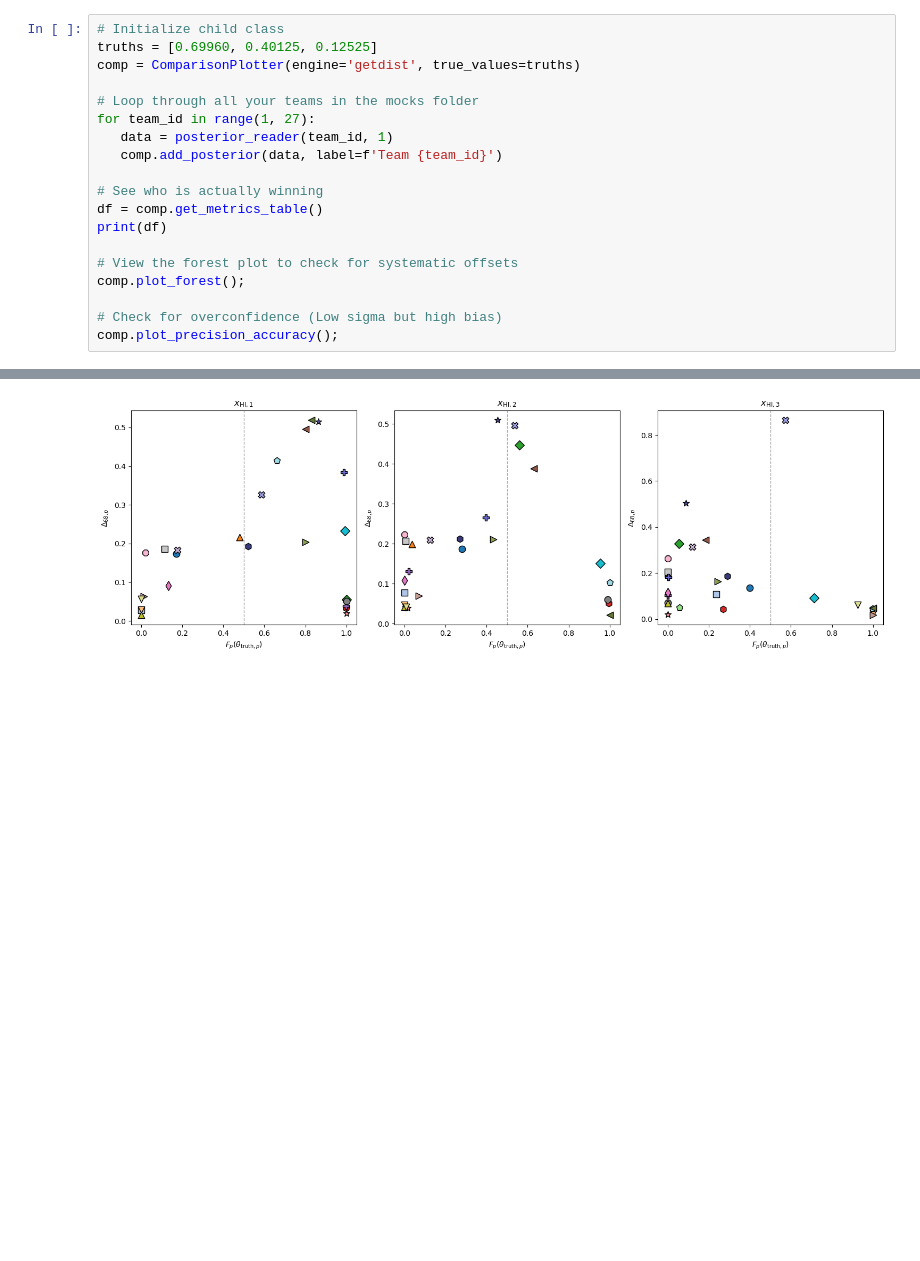
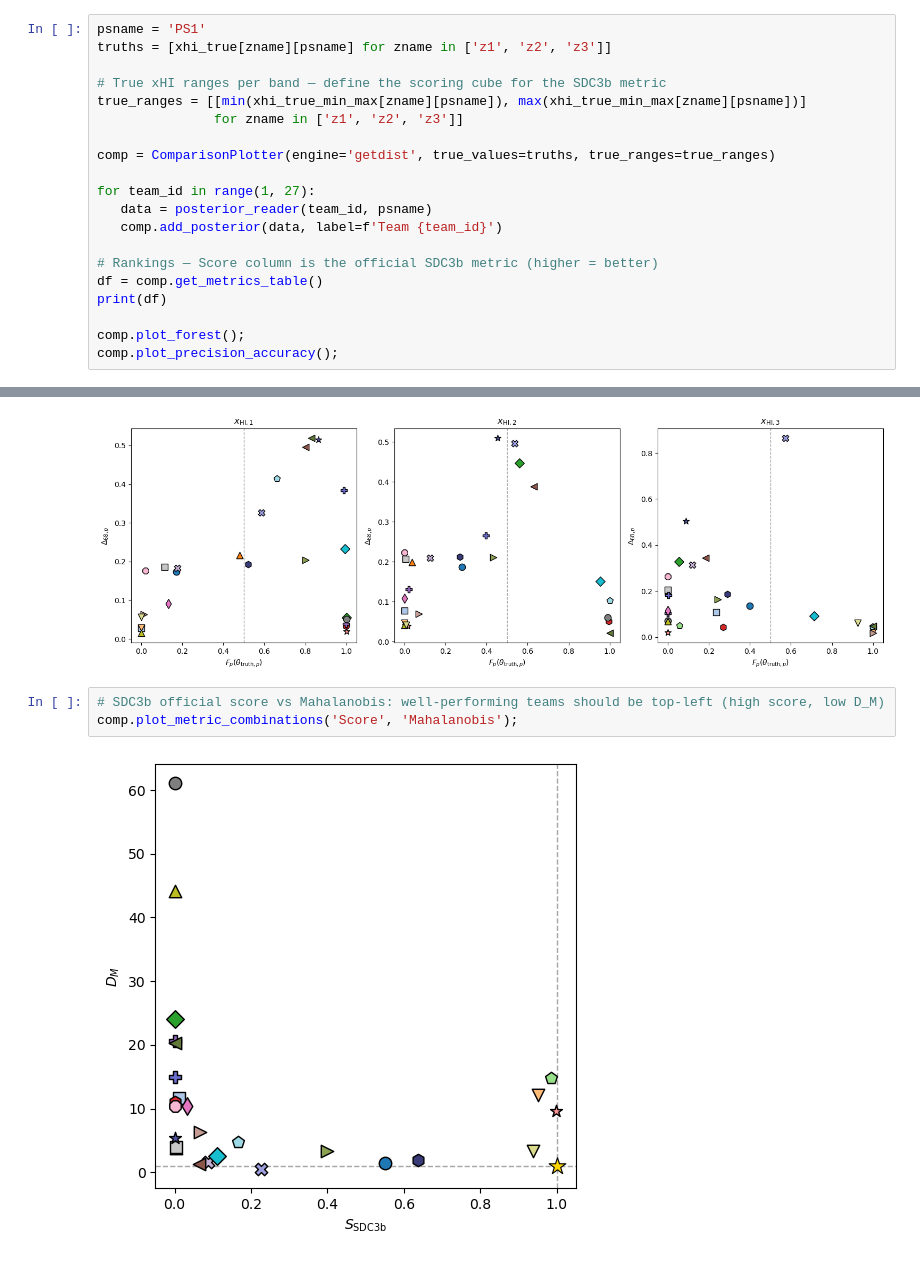
Before and after one commit to sambit-giri/sdc3b_results_comparison, a Jupyter notebook: sdc3b_mock_posteriors.ipynb, the cells around one changed output, grey strips where cells are left out. Drawn from its saved outputs; the diff is of its cells as text; blank space fills up the shorter version.

Commit message:
official score

```diff
--- a/sdc3b_mock_posteriors.ipynb
+++ b/sdc3b_mock_posteriors.ipynb
@@ -599,22 +639,23 @@ class ComparisonPlotter(GridCornerPlotter):
 The cell below loads all 26 team posteriors for `PS1` (z1 band), computes all metrics,
 prints the ranking table, and produces the forest and bias–precision plots.
 # %%
-# Initialize child class
-truths = [0.69960, 0.40125, 0.12525]
-comp = ComparisonPlotter(engine='getdist', true_values=truths)
+psname = 'PS1'
+truths = [xhi_true[zname][psname] for zname in ['z1', 'z2', 'z3']]
 
-# Loop through all your teams in the mocks folder
+# True xHI ranges per band — define the scoring cube for the SDC3b metric
+true_ranges = [[min(xhi_true_min_max[zname][psname]), max(xhi_true_min_max[zname][psname])]
+               for zname in ['z1', 'z2', 'z3']]
+
+comp = ComparisonPlotter(engine='getdist', true_values=truths, true_ranges=true_ranges)
+
 for team_id in range(1, 27):
-   data = posterior_reader(team_id, 1)
+   data = posterior_reader(team_id, psname)
    comp.add_posterior(data, label=f'Team {team_id}')
 
-# See who is actually winning
+# Rankings — Score column is the official SDC3b metric (higher = better)
 df = comp.get_metrics_table()
 print(df)
 
-# View the forest plot to check for systematic offsets
 comp.plot_forest();
-
-# Check for overconfidence (Low sigma but high bias)
 comp.plot_precision_accuracy();
 # %% [output]
@@ -676,3 +720,8 @@ comp.plot_metric_combinations('Z', 'CI68');
 comp.plot_metric_combinations('PIT', 'CI68');
 # %% [output]
 [figure]
+# %%
+# SDC3b official score vs Mahalanobis: well-performing teams should be top-left (high score, low D_M)
+comp.plot_metric_combinations('Score', 'Mahalanobis');
+# %% [output]
+[figure, added]
```
Also changed, not shown: parts of 6 cells of this notebook.
